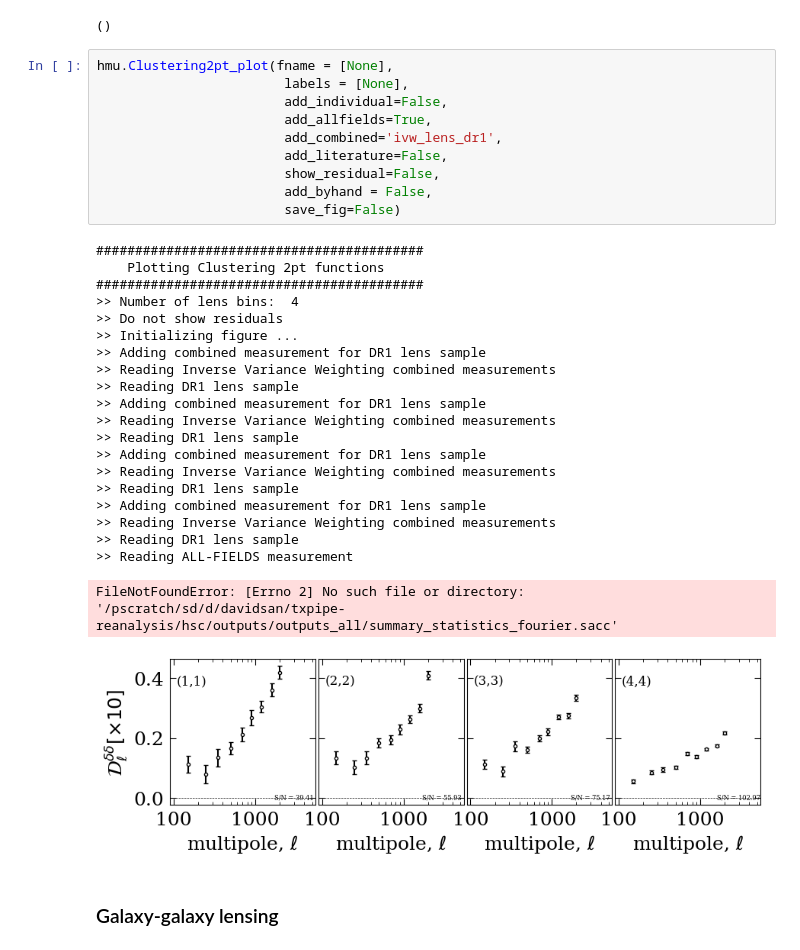
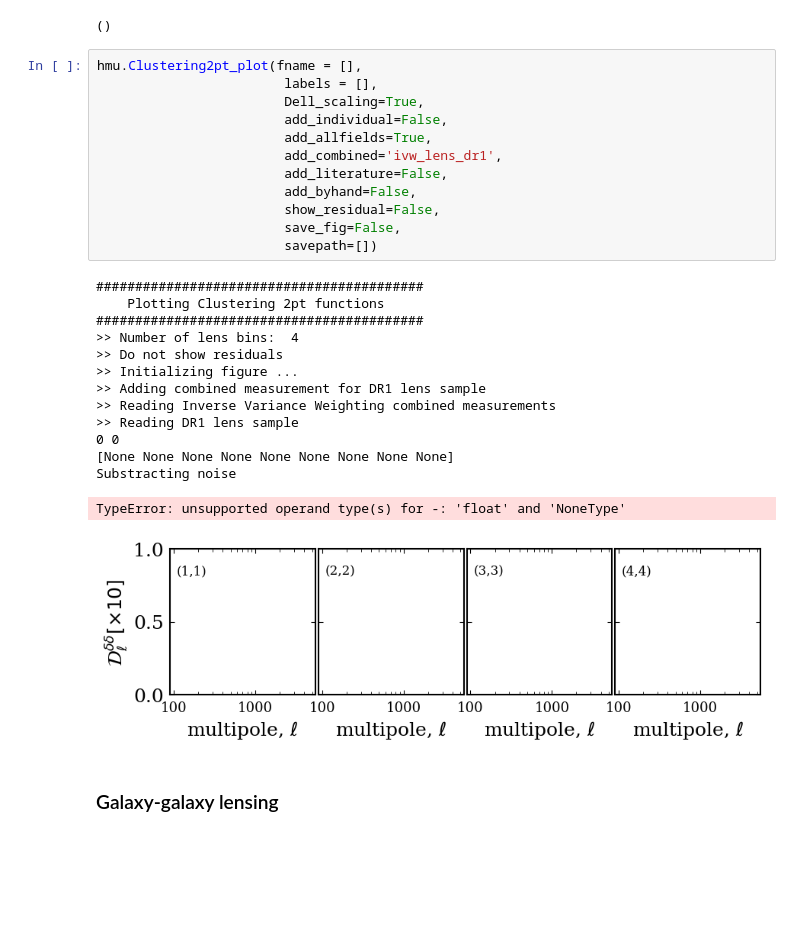
Before and after one commit to davsan06/HSC-PDR1-3x2pt-harmonic-methods, a Jupyter notebook: analysis/NBMeasurementPlot.ipynb, the cells around one changed output. Saved outputs shown, nothing was run; the diff lists cells and outputs as text; blank space fills up the shorter version.

Commit message:
removing shot noise clustering JUST IN THE PLOT!

```diff
--- a/analysis/NBMeasurementPlot.ipynb
+++ b/analysis/NBMeasurementPlot.ipynb
@@ -456,37 +464,32 @@ hmu.Clustering2pt_plot(fname = [None],
 [figure]
 ()
 # %%
-hmu.Clustering2pt_plot(fname = [None],
-                        labels = [None],
+hmu.Clustering2pt_plot(fname = [],
+                        labels = [],
+                        Dell_scaling=True,
                         add_individual=False,
                         add_allfields=True,
                         add_combined='ivw_lens_dr1',
                         add_literature=False,
+                        add_byhand=False,
                         show_residual=False,
-                        add_byhand = False,
-                        save_fig=False)
+                        save_fig=False,
+                        savepath=[])
 # %% [output]
 ##########################################
     Plotting Clustering 2pt functions
 ##########################################
 >> Number of lens bins:  4
 >> Do not show residuals
 >> Initializing figure ...
 >> Adding combined measurement for DR1 lens sample
 >> Reading Inverse Variance Weighting combined measurements
 >> Reading DR1 lens sample
->> Adding combined measurement for DR1 lens sample
->> Reading Inverse Variance Weighting combined measurements
->> Reading DR1 lens sample
->> Adding combined measurement for DR1 lens sample
->> Reading Inverse Variance Weighting combined measurements
->> Reading DR1 lens sample
->> Adding combined measurement for DR1 lens sample
->> Reading Inverse Variance Weighting combined measurements
->> Reading DR1 lens sample
->> Reading ALL-FIELDS measurement
+0 0
+[None None None None None None None None None]
+Substracting noise
-FileNotFoundError: [Errno 2] No such file or directory: '/pscratch/sd/d/davidsan/txpipe-reanalysis/hsc/outputs/outputs_all/summary_statistics_fourier.sacc'
+TypeError: unsupported operand type(s) for -: 'float' and 'NoneType'
-[figure, old version]
+[figure, new version]
 # %% [markdown]
 ### Galaxy-galaxy lensing
 # %%
```
Also changed, not shown: parts of 2 cells of this notebook, 1 other file.
